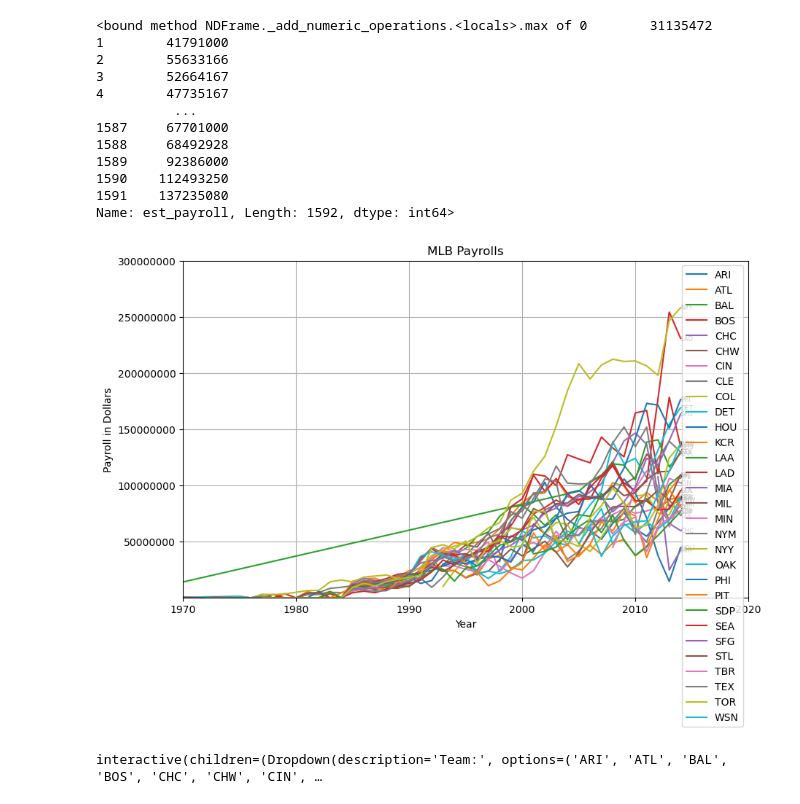
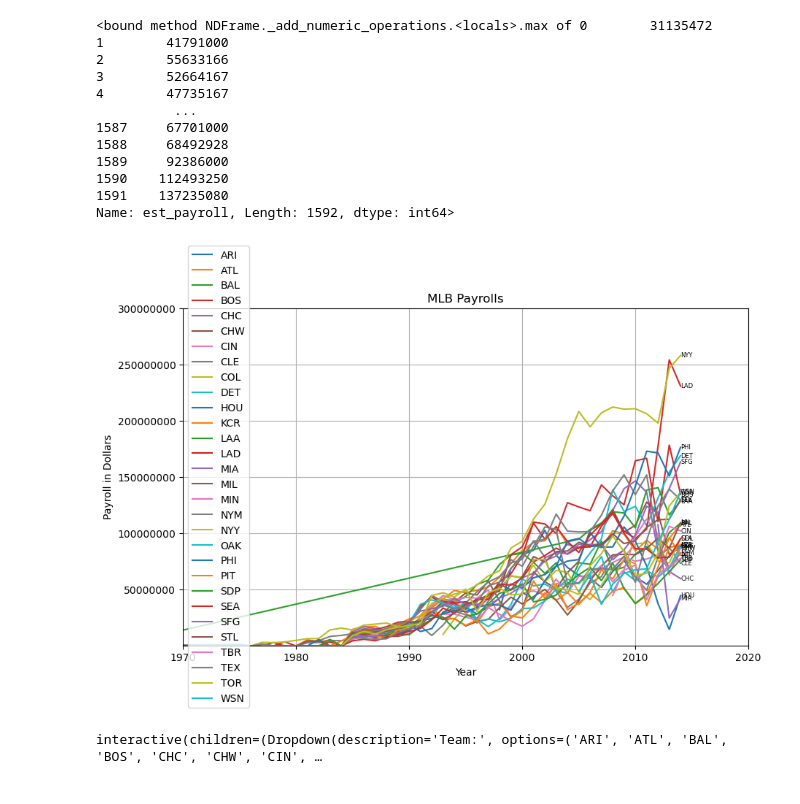
Before and after one commit to KevSantino28/Project-3, a Jupyter notebook: project 3 baseball/MLB_Money.ipynb, the cells around one changed output. Cells and saved outputs as stored; diff of their text form; code cells hidden in the pictures.

```diff
--- a/project 3 baseball/MLB_Money.ipynb
+++ b/project 3 baseball/MLB_Money.ipynb
@@ -7,7 +7,7 @@ import scipy.stats as st
 from ipywidgets import interact, widgets
 # %%
 # load csv file
-data = pd.read_csv("mlb-standings-and-payroll.csv")
+data = pd.read_csv("Data/mlb-standings-and-payroll.csv")
 # %%
 # making sure data loaded properly
 data.head()
@@ -73,23 +73,23 @@ Name: est_payroll, Length: 1592, dtype: int64>
 # %%
 #creating the line graph
 plt.figure(figsize=(10,6))
 teams = [team for team in teams if team not in dont_want]
 for team in teams:
     team_data = filtered_df[filtered_df['tm'] == team]
     plt.plot(team_data['year'], team_data['est_payroll'], label=team)
     plt.text(team_data['year'].iloc[-1], team_data['est_payroll'].iloc[-1], team, fontsize=6, ha='left', va='center')
 
 plt.ylim(450000,300000000)
 plt.xlim(1970,2020)
 plt.ticklabel_format(style='plain', axis='y')
 plt.xlabel('Year')
 plt.ylabel('Payroll in Dollars')
 plt.title('MLB Payrolls')
-plt.legend()
+plt.legend(loc='center left')
 plt.grid(True)
 plt.show()
 # %% [output]
-[figure, old version]
+[figure, new version]
 # %%
 
 ##Creating widget like we used to linear regression
```
